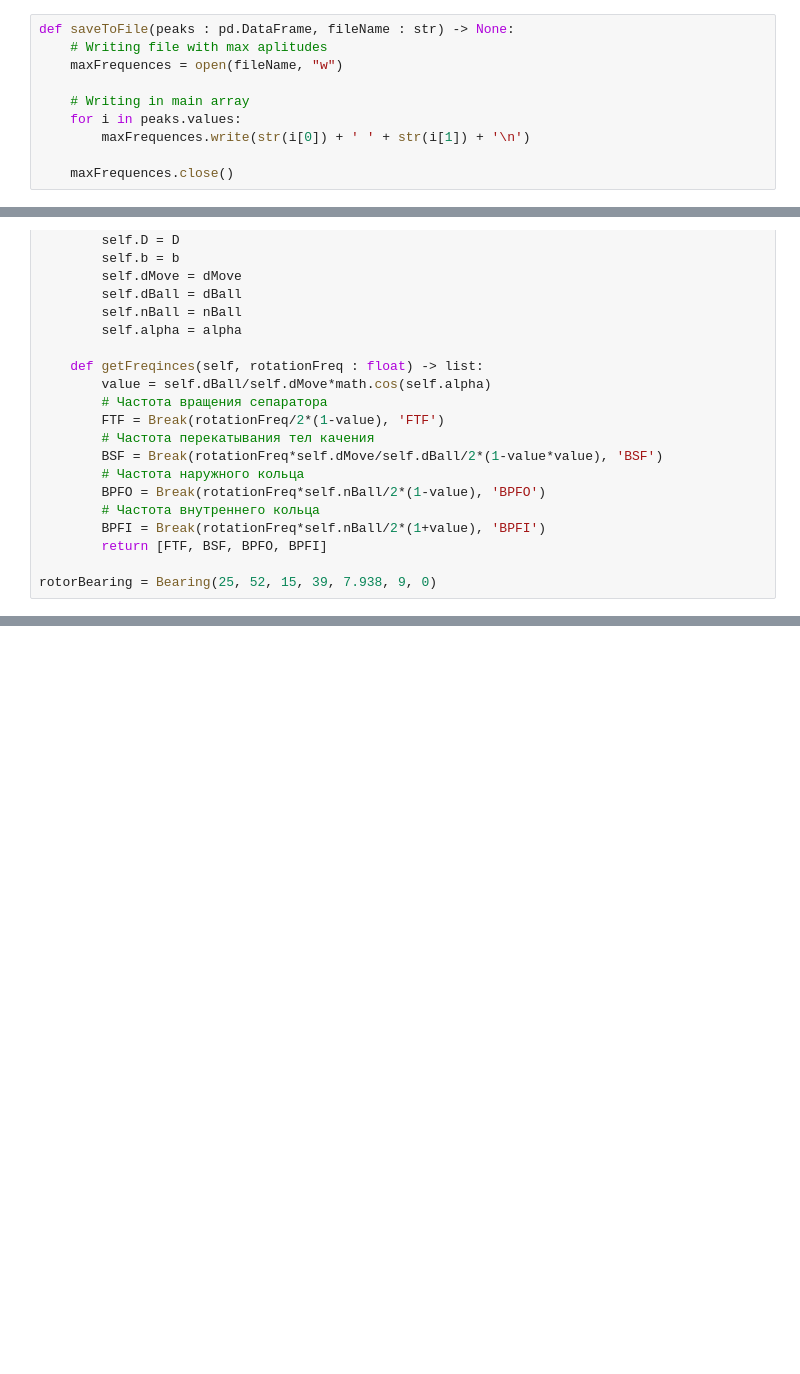
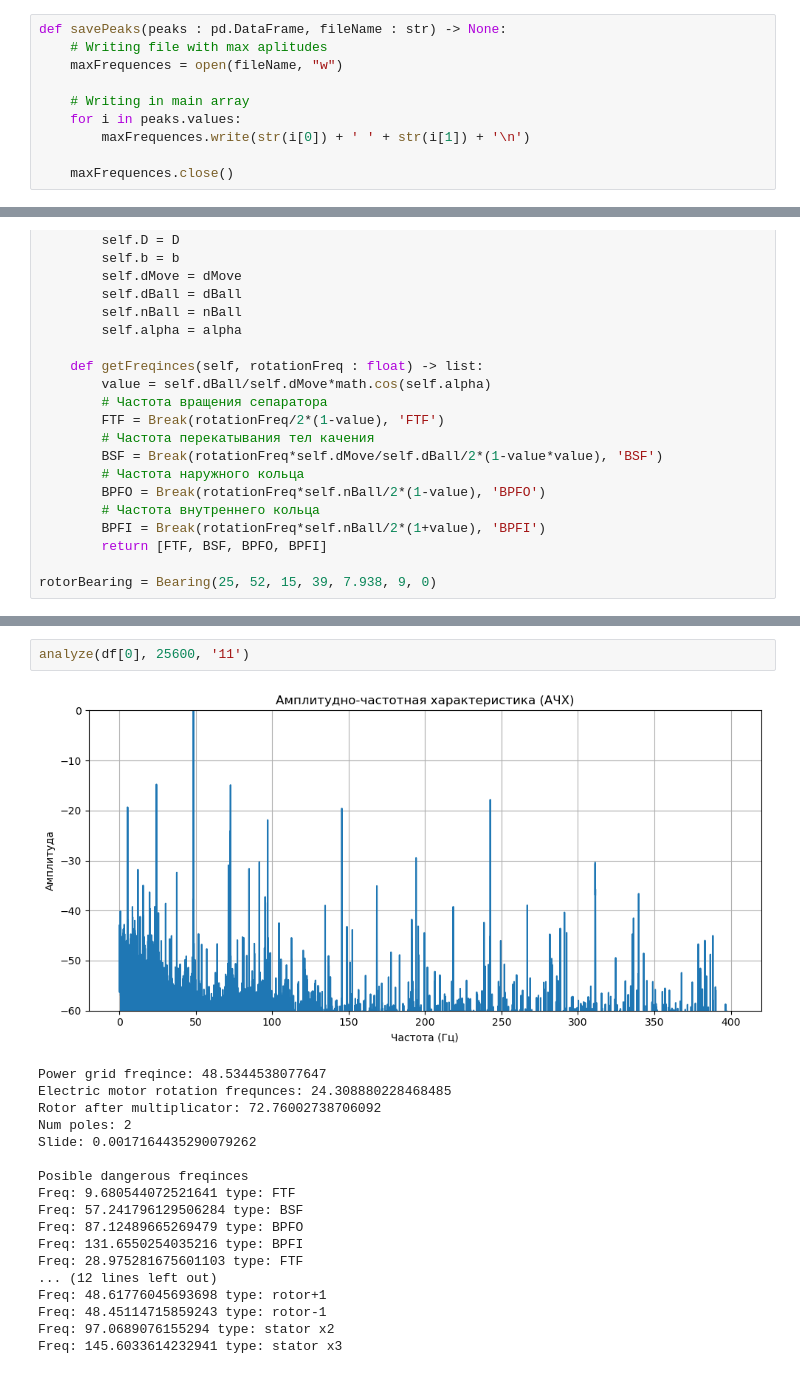
Before and after one commit to kolyaka32/freqiuncesAnalyzer, a Jupyter notebook: plots.ipynb, the cells around one changed output, grey strips where cells are left out. Cells and saved outputs as stored; diff of their text form; blank space fills up the shorter version.

```diff
--- a/plots.ipynb
+++ b/plots.ipynb
@@ -101,7 +101,7 @@ def getPeaks(val : pd.DataFrame) -> pd.DataFrame:
 
     return frequences
 # %%
-def saveToFile(peaks : pd.DataFrame, fileName : str) -> None:
+def savePeaks(peaks : pd.DataFrame, fileName : str) -> None:
     # Writing file with max aplitudes
     maxFrequences = open(fileName, "w")
 
@@ -229,0 +245,21 @@ Freq: 145.85332883390504 type: stator x3
+# %%
+analyze(df[0], 25600, '11')
+# %% [output]
+[figure, added]
+Power grid freqince: 48.5344538077647
+Electric motor rotation frequnces: 24.308880228468485
+Rotor after multiplicator: 72.76002738706092
+Num poles: 2
+Slide: 0.0017164435290079262
+
+Posible dangerous freqinces
+Freq: 9.680544072521641 type: FTF
+Freq: 57.241796129506284 type: BSF
+Freq: 87.12489665269479 type: BPFO
+Freq: 131.6550254035216 type: BPFI
+Freq: 28.975281675601103 type: FTF
+... (12 lines left out)
+Freq: 48.61776045693698 type: rotor+1
+Freq: 48.45114715859243 type: rotor-1
+Freq: 97.0689076155294 type: stator x2
+Freq: 145.6033614232941 type: stator x3
```
Also changed, not shown: parts of 8 cells of this notebook, 48 other files.
